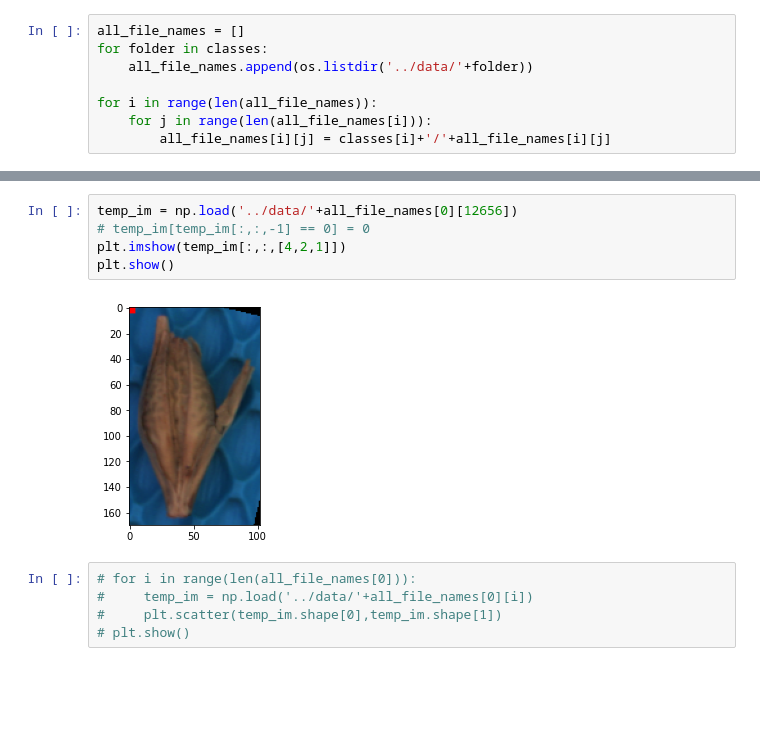
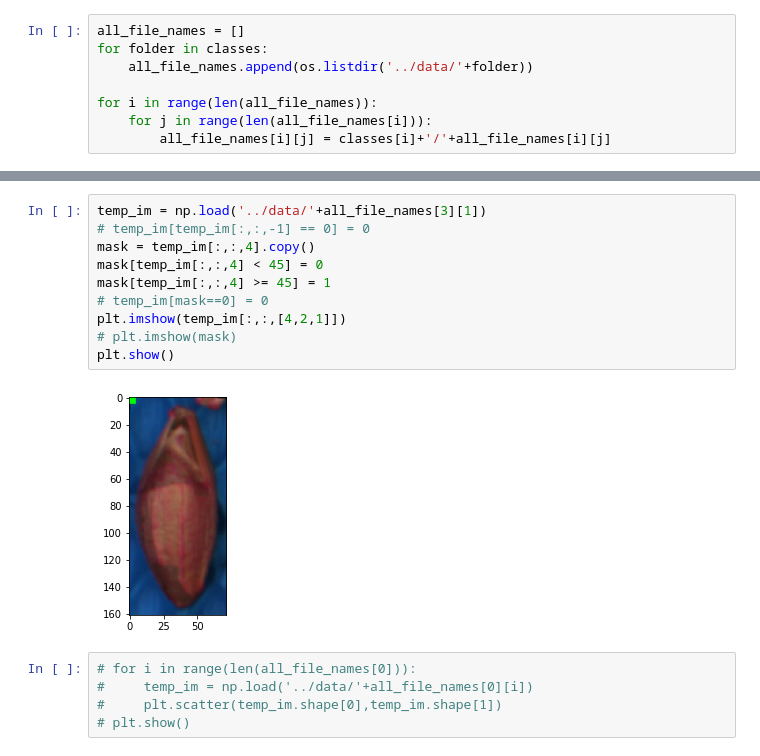
Before and after one commit to Ersboll/Using-Deep-Learning-to-classify-grain-kernels-and-grain-damages, a Jupyter notebook: src/Data investigation.ipynb, the cells around one changed output, grey strips where cells are left out. Cells and saved outputs as stored; diff of their text form; blank space fills up the shorter version.

```diff
--- a/src/Data investigation.ipynb
+++ b/src/Data investigation.ipynb
@@ -41,10 +51,15 @@ for i in range(len(all_file_names)):
 # %%
-temp_im = np.load('../data/'+all_file_names[0][12656])
+temp_im = np.load('../data/'+all_file_names[3][1])
 # temp_im[temp_im[:,:,-1] == 0] = 0
+mask = temp_im[:,:,4].copy()
+mask[temp_im[:,:,4] < 45] = 0
+mask[temp_im[:,:,4] >= 45] = 1
+# temp_im[mask==0] = 0
 plt.imshow(temp_im[:,:,[4,2,1]])
+# plt.imshow(mask)
 plt.show()
 # %% [output]
-[figure, old version]
+[figure, new version]
 # %%
 # for i in range(len(all_file_names[0])):
 #     temp_im = np.load('../data/'+all_file_names[0][i])
```
Also changed, not shown: parts of 4 cells of this notebook, 2 other files.
